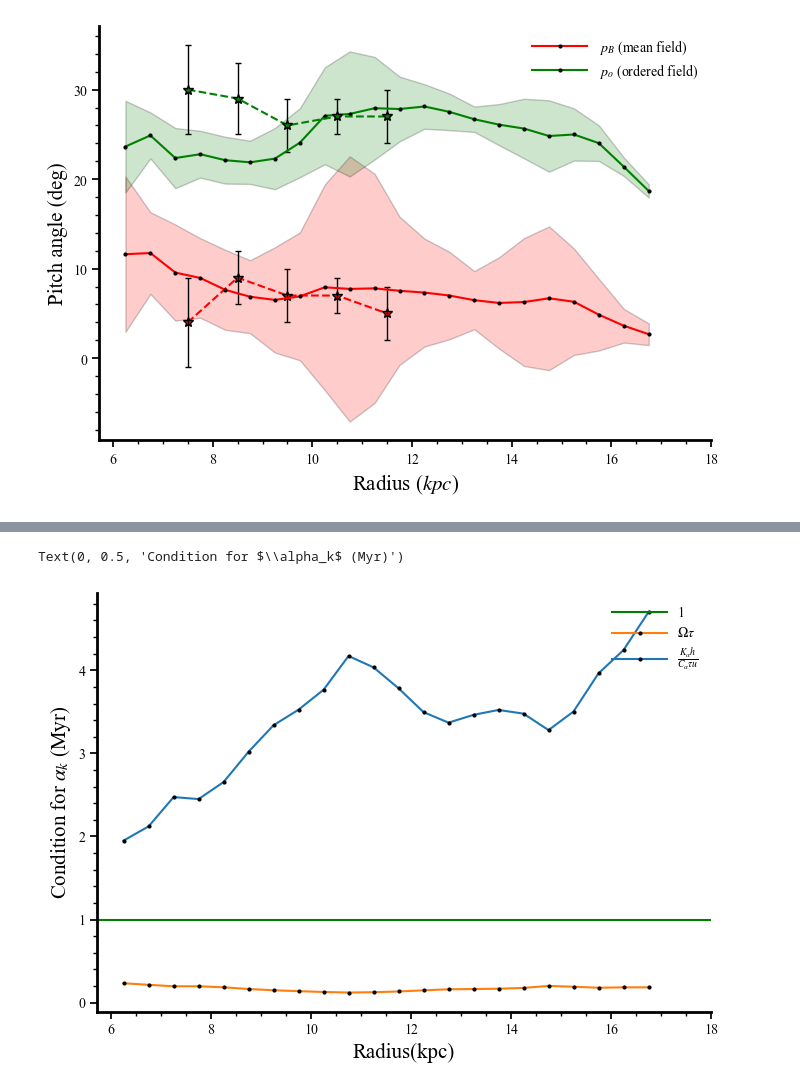
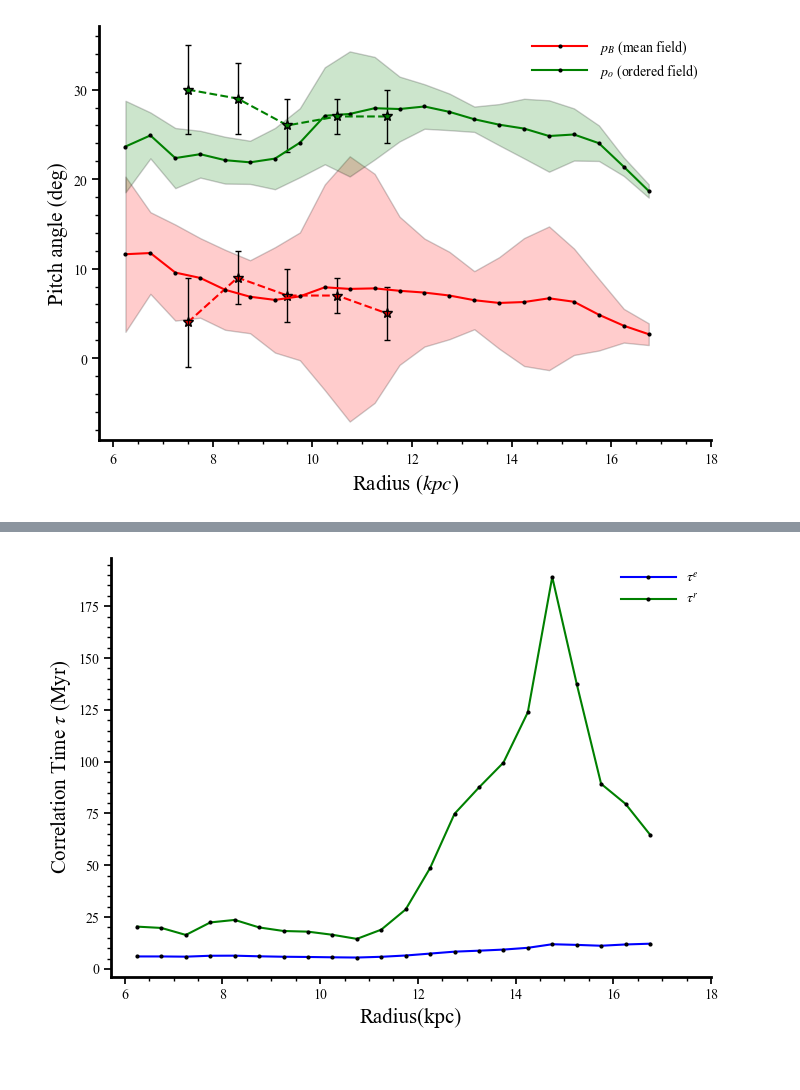
Before and after one commit to Rnazx/MSc.-Thesis, a Jupyter notebook: plots.ipynb, the cells around one changed output, grey strips where cells are left out. Saved outputs shown, nothing was run; the diff lists cells and outputs as text; code cells hidden in the pictures.

Commit message:
added minor plots

```diff
--- a/plots.ipynb
+++ b/plots.ipynb
@@ -348,40 +361,13 @@ Text(0, 0.5, 'Pitch angle (deg)')
 # %%
 fig,ax = plt.subplots(nrows=1, ncols=1, figsize=(7, 5), tight_layout=True)
-ax.axhline(y=1, color='g', linestyle='-', label=r'1')
-ax.plot(kpc_r, omt, marker='o', markersize=m,
-              c='tab:orange', mfc='k', mec='k', label=r'$\Omega\tau$')
-ax.plot(kpc_r, kah, marker='o',
-              markersize=m, c='tab:blue', mfc='k', mec='k', label=r'$\frac{K_\alpha h}{C_\alpha \tau u}$')
-axis_pars(ax)
-ax.set_xlabel('Radius(kpc)', fontsize=fs)
-ax.set_ylabel(r'Condition for $\alpha_k$ (Myr)', fontsize=fs)
-
-# j = 1
-# ax.plot(kpc_r, taue_f/s_Myr, c='b', markersize=m,
-#               linestyle='-', marker='o', mfc='k', mec='k', label=r'$\tau^e$')
-# ax.plot(kpc_r, taur_f/s_Myr, c='g',
-#               markersize=m, linestyle='-', marker='o', mfc='k', mec='k', label=r'$\tau^r$')
+ax.plot(kpc_r, taue_f/s_Myr, c='b', markersize=m,
+              linestyle='-', marker='o', mfc='k', mec='k', label=r'$\tau^e$')
+ax.plot(kpc_r, taur_f/s_Myr, c='g',
+              markersize=m, linestyle='-', marker='o', mfc='k', mec='k', label=r'$\tau^r$')
 # ax.plot(kpc_r, h_f/(u_f*s_Myr), c='y', markersize=m,
 #               linestyle='-', marker='o', mfc='k', mec='k', label=r'$h/u$')
-
-# ax.set_xlabel('Radius(kpc)', fontsize=fs)
-# ax.set_ylabel(r'Correlation Time $\tau$ (Myr)', fontsize=fs)
-# ax.legend(fontsize = lfs)
-
-# i = 1
-# ax.plot(kpc_r, dkdc_f, markersize=m, linestyle='-',
-#               marker='o', mfc='k', mec='k', label=r'$D_k/D_c$')
-# ax.plot(kpc_r, 1*np.ones(len(kpc_r)))
-# ax.set_xlabel('Radius(kpc)', fontsize=fs)
-# ax.set_ylabel(r'$D_k/D_c$',  fontsize=fs)
-# ax.legend(fontsize = lfs)
-
-# j = 0
-# ax.plot(kpc_r, (((np.pi**2)*(tau_f*(u_f**2))/3*(np.sqrt(dkdc_f)-1)/(4*h_f**2))**(-1))/
-#               (s_Myr*1e+3), c='g', markersize=m, linestyle='-', marker='o', mfc='k', mec='k', label=r'$\gamma$')
-# ax.set_xlabel('Radius(kpc)', fontsize=fs)
-# ax.set_ylabel(r'local e-folding time $\gamma$ (Gyr)', fontsize=fs)
-# ax.legend(fontsize = lfs)
+ax.set_xlabel('Radius(kpc)', fontsize=fs)
+ax.set_ylabel(r'Correlation Time $\tau$ (Myr)', fontsize=fs)
+axis_pars(ax)
 # %% [output]
-Text(0, 0.5, 'Condition for $\\alpha_k$ (Myr)')
-[figure, old version]
+[figure, new version]
```
Also changed, not shown: parts of 3 cells of this notebook.
